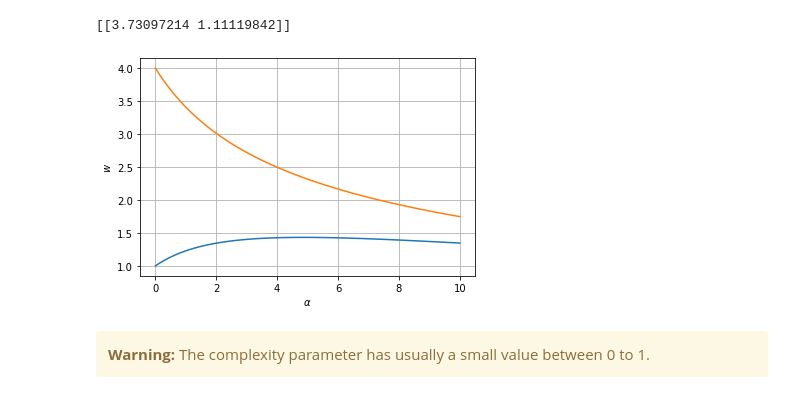
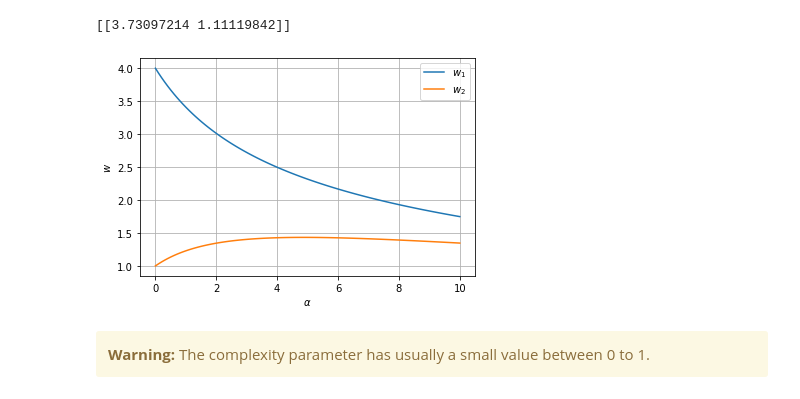
Before and after one commit to AmirMardan/ml_course, a Jupyter notebook: 6_classical_machine_learning/2_regression_1.ipynb, the cells around one changed output. Cells and saved outputs as stored; diff of their text form; code cells hidden in the pictures.

```diff
--- a/6_classical_machine_learning/2_regression_1.ipynb
+++ b/6_classical_machine_learning/2_regression_1.ipynb
@@ -198,13 +197,14 @@ for alpha in alphas:
 w = np.array(w)
 w = w.reshape(alphas.shape[0], X.shape[1])
 # %%
-plt.plot(alphas, w[:,1])
-plt.plot(alphas, w[:,0])
+plt.plot(alphas, w[:,0], label='$w_1$')
+plt.plot(alphas, w[:,1], label='$w_2$')
 plt.xlabel(r'$\alpha$')
+plt.legend()
 plt.ylabel('$w$')
 plt.grid()
 # %% [output]
-[figure, old version]
+[figure, new version]
 # %% [markdown]
 <div class="alert alert-block alert-warning">
 <b>Warning:</b> The complexity parameter has usually a small value between 0 to 1.
```
Also changed, not shown: parts of 11 cells of this notebook, 4 other files.
